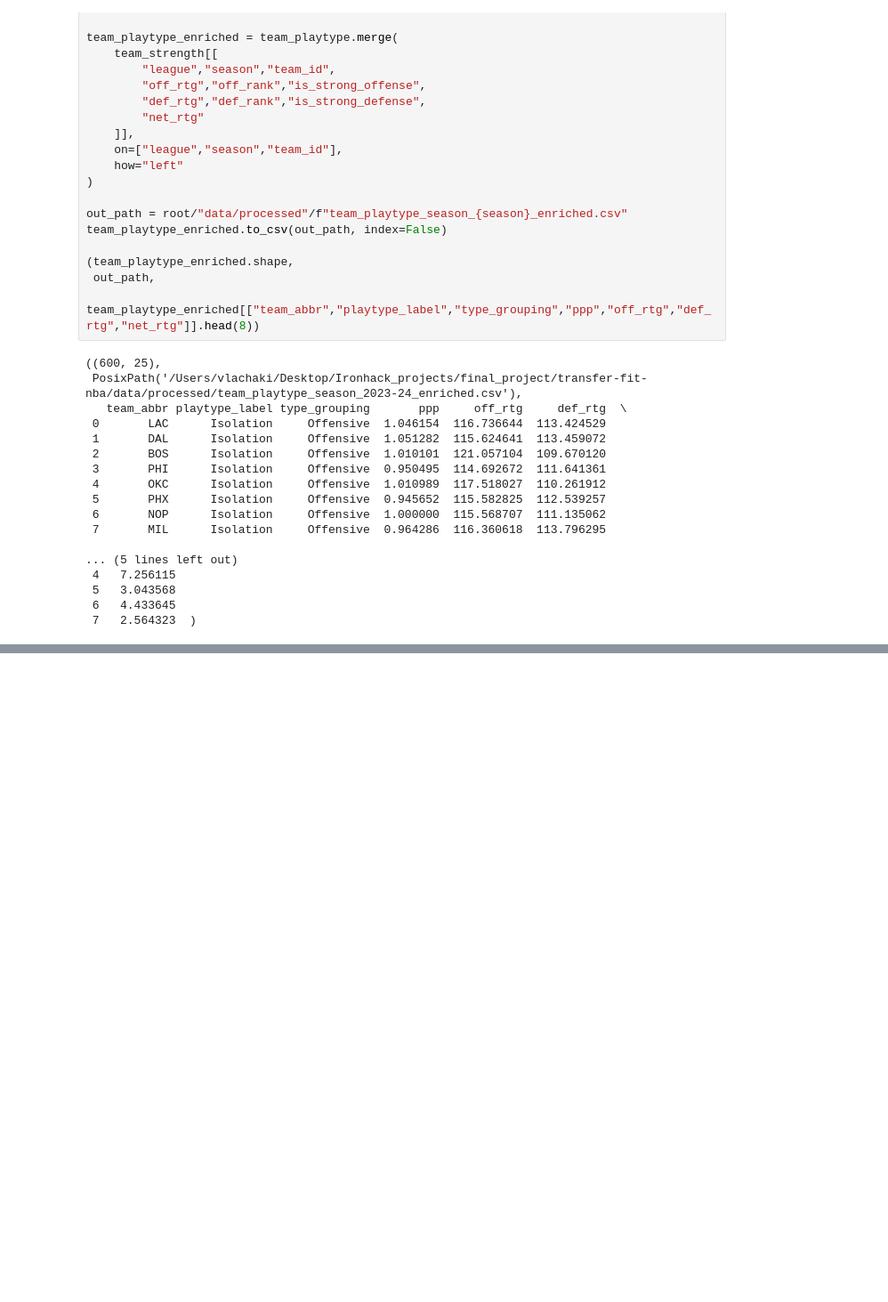
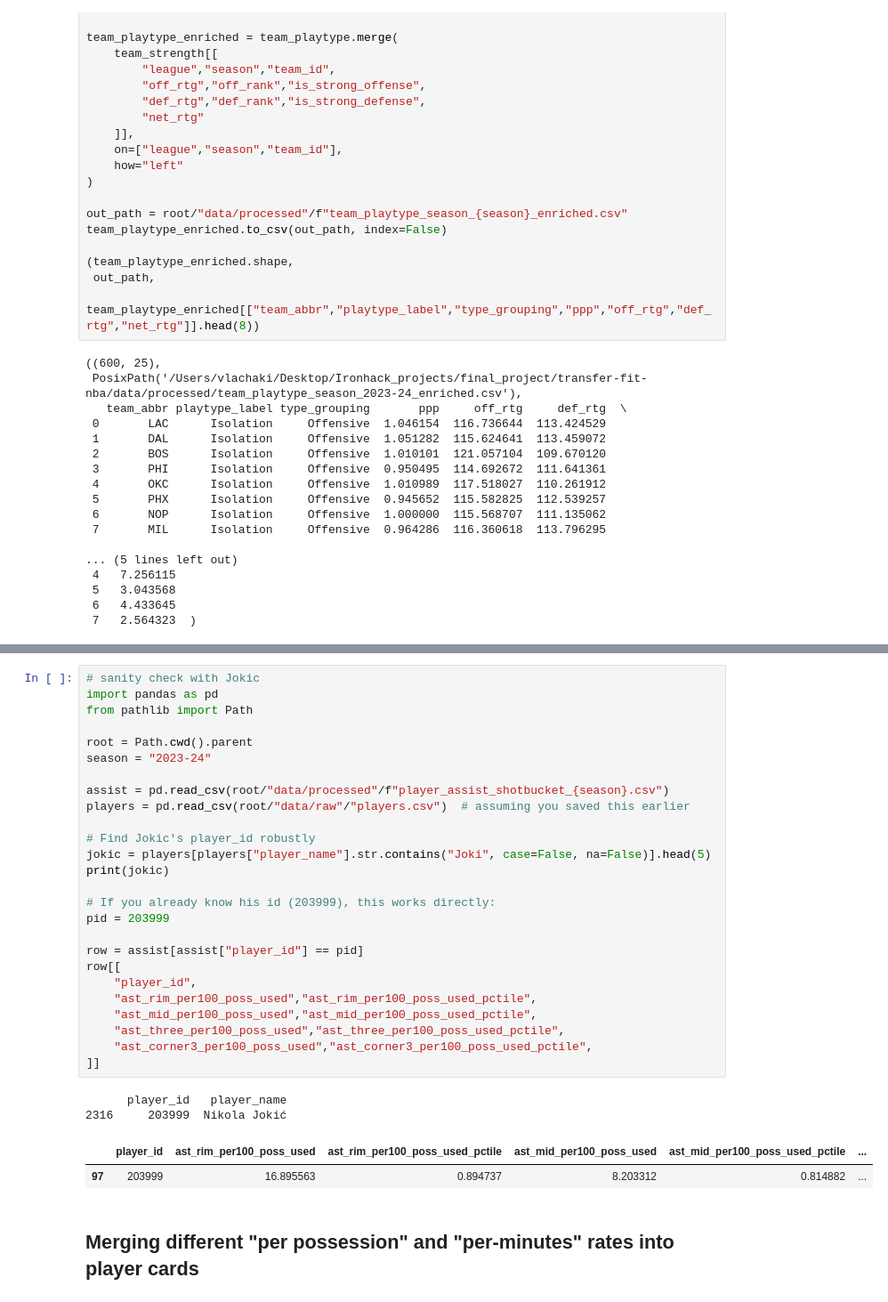
Before and after one commit to ChVlachakis/transfer-fit-nba, a Jupyter notebook: notebooks/00_ingest_entities.ipynb, the cells around one changed output, grey strips where cells are left out. Shown at 89% size. Cells and saved outputs as stored; diff of their text form; blank space fills up the shorter version.

```diff
--- a/notebooks/00_ingest_entities.ipynb
+++ b/notebooks/00_ingest_entities.ipynb
@@ -3597,0 +4405,33 @@ team_playtype_enriched.to_csv(out_path, index=False)
+# %%
+# sanity check with Jokic
+import pandas as pd
+from pathlib import Path
+
+root = Path.cwd().parent
+season = "2023-24"
+
+assist = pd.read_csv(root/"data/processed"/f"player_assist_shotbucket_{season}.csv")
+players = pd.read_csv(root/"data/raw"/"players.csv")  # assuming you saved this earlier
+
+# Find Jokic's player_id robustly
+jokic = players[players["player_name"].str.contains("Joki", case=False, na=False)].head(5)
+print(jokic)
+
+# If you already know his id (203999), this works directly:
+pid = 203999
+
+row = assist[assist["player_id"] == pid]
+row[[
+    "player_id",
+    "ast_rim_per100_poss_used","ast_rim_per100_poss_used_pctile",
+    "ast_mid_per100_poss_used","ast_mid_per100_poss_used_pctile",
+    "ast_three_per100_poss_used","ast_three_per100_poss_used_pctile",
+    "ast_corner3_per100_poss_used","ast_corner3_per100_poss_used_pctile",
+]]
+# %% [output]
+      player_id   player_name
+2316     203999  Nikola Jokić
+|  | player_id | ast_rim_per100_poss_used | ast_rim_per100_poss_used_pctile | ast_mid_per100_poss_used | ast_mid_per100_poss_used_pctile | ... |
+| 97 | 203999 | 16.895563 | 0.894737 | 8.203312 | 0.814882 | ... |
+# %% [markdown]
+## Merging different "per possession" and "per-minutes" rates into player cards
```
Also changed, not shown: parts of 21 cells of this notebook, 1 other file.
